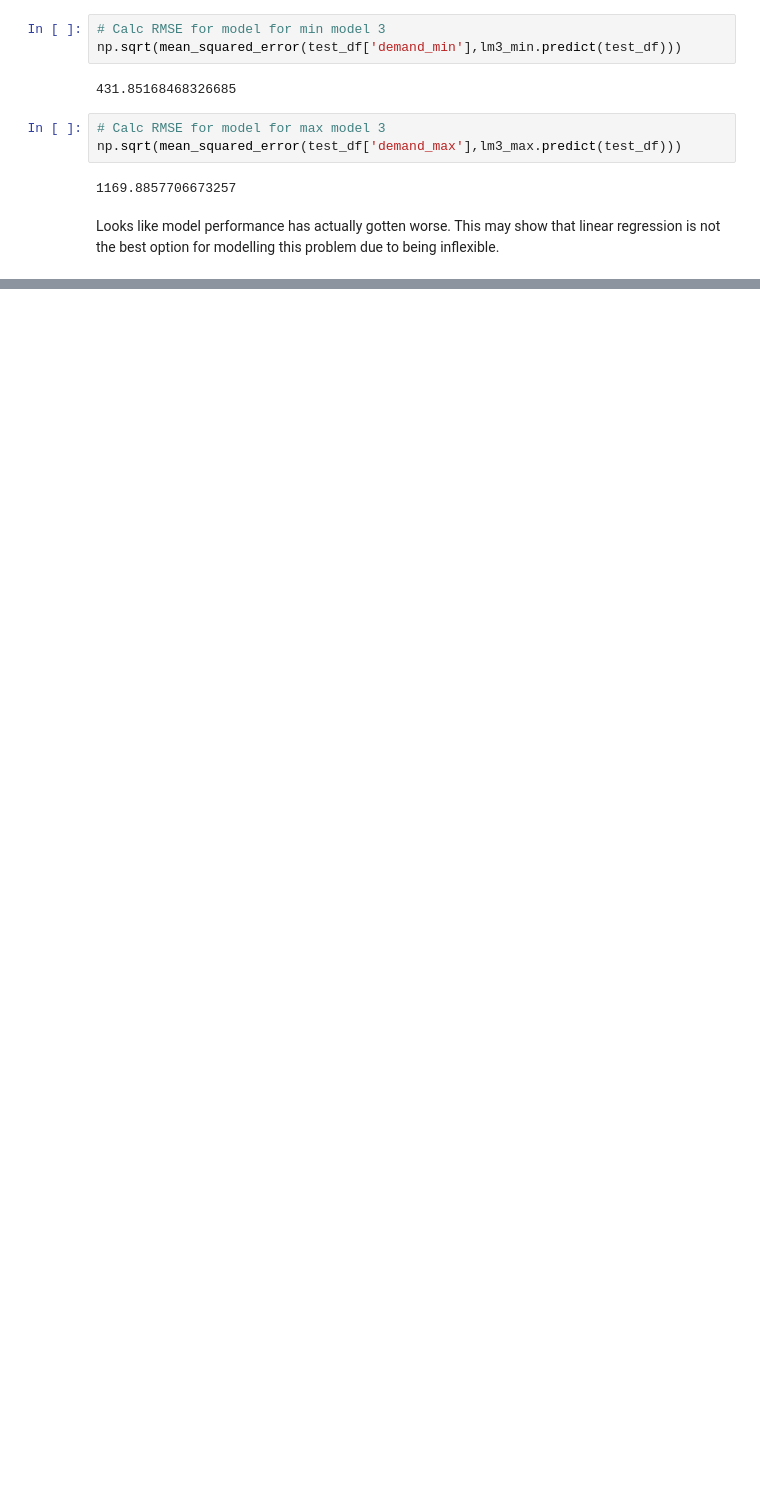
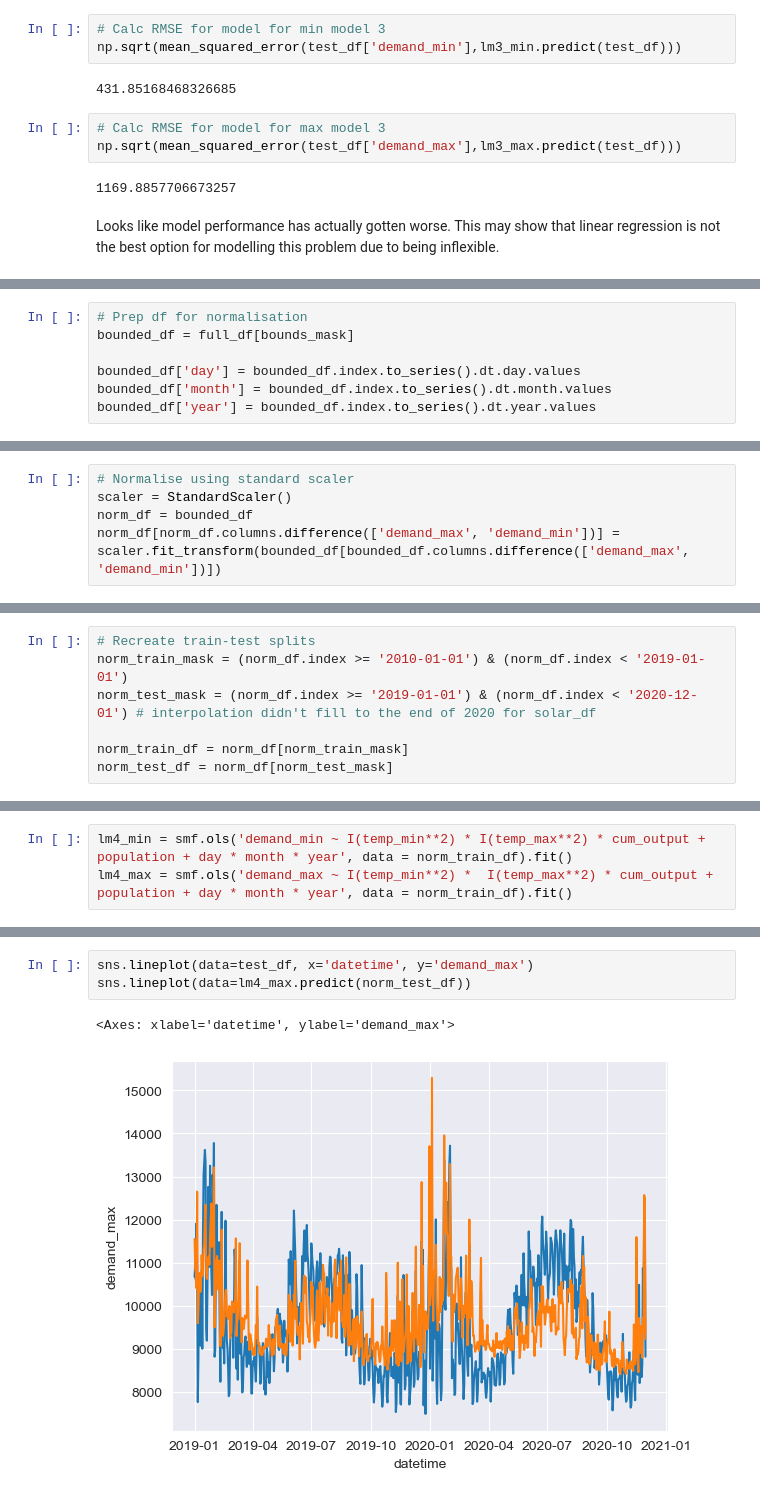
Before and after one commit to dmc-au/Team-A---Impacts-of-Household-PV-on-Grid-Demand, a Jupyter notebook: src/Modelling_1.ipynb, the cells around one changed output, grey strips where cells are left out. Drawn from its saved outputs; the diff is of its cells as text; blank space fills up the shorter version.

```diff
--- a/src/Modelling_1.ipynb
+++ b/src/Modelling_1.ipynb
@@ -431,0 +436,7 @@ This may show that linear regression is not the best option for modelling this p
+# %%
+# Prep df for normalisation
+bounded_df = full_df[bounds_mask]
+
+bounded_df['day'] = bounded_df.index.to_series().dt.day.values
+bounded_df['month'] = bounded_df.index.to_series().dt.month.values
+bounded_df['year'] = bounded_df.index.to_series().dt.year.values
@@ -431,0 +459,5 @@ This may show that linear regression is not the best option for modelling this p
+# %%
+# Normalise using standard scaler
+scaler = StandardScaler()
+norm_df = bounded_df
+norm_df[norm_df.columns.difference(['demand_max', 'demand_min'])] = scaler.fit_transform(bounded_df[bounded_df.columns.difference(['demand_max', 'demand_min'])])
@@ -431,0 +470,7 @@ This may show that linear regression is not the best option for modelling this p
+# %%
+# Recreate train-test splits
+norm_train_mask = (norm_df.index >= '2010-01-01') & (norm_df.index < '2019-01-01')
+norm_test_mask = (norm_df.index >= '2019-01-01') & (norm_df.index < '2020-12-01') # interpolation didn't fill to the end of 2020 for solar_df
+
+norm_train_df = norm_df[norm_train_mask]
+norm_test_df = norm_df[norm_test_mask]
@@ -431,0 +487,3 @@ This may show that linear regression is not the best option for modelling this p
+# %%
+lm4_min = smf.ols('demand_min ~ I(temp_min**2) * I(temp_max**2) * cum_output + population + day * month * year', data = norm_train_df).fit()
+lm4_max = smf.ols('demand_max ~ I(temp_min**2) *  I(temp_max**2) * cum_output + population + day * month * year', data = norm_train_df).fit()
@@ -431,0 +574,6 @@ This may show that linear regression is not the best option for modelling this p
+# %%
+sns.lineplot(data=test_df, x='datetime', y='demand_max')
+sns.lineplot(data=lm4_max.predict(norm_test_df))
+# %% [output]
+<Axes: xlabel='datetime', ylabel='demand_max'>
+[figure, added]
```
Also changed, not shown: parts of 17 cells of this notebook.
